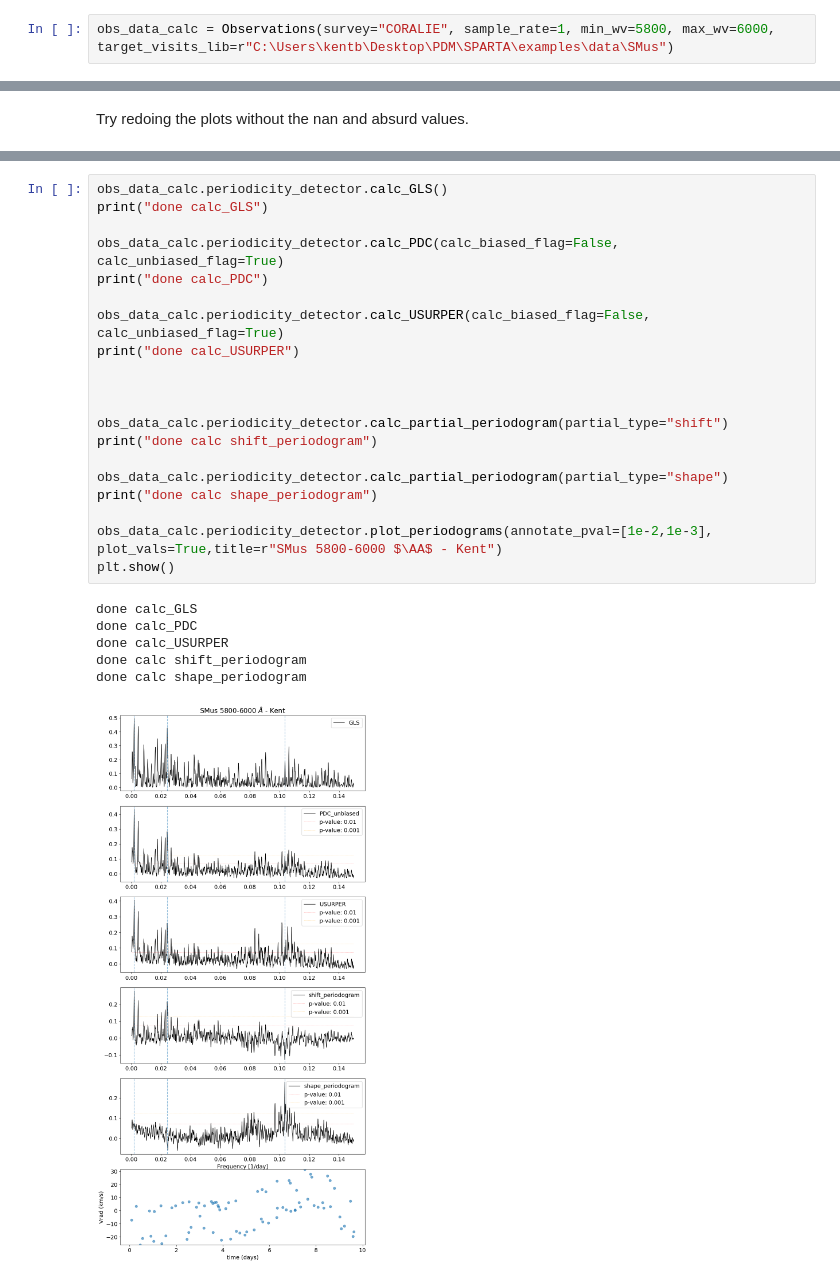
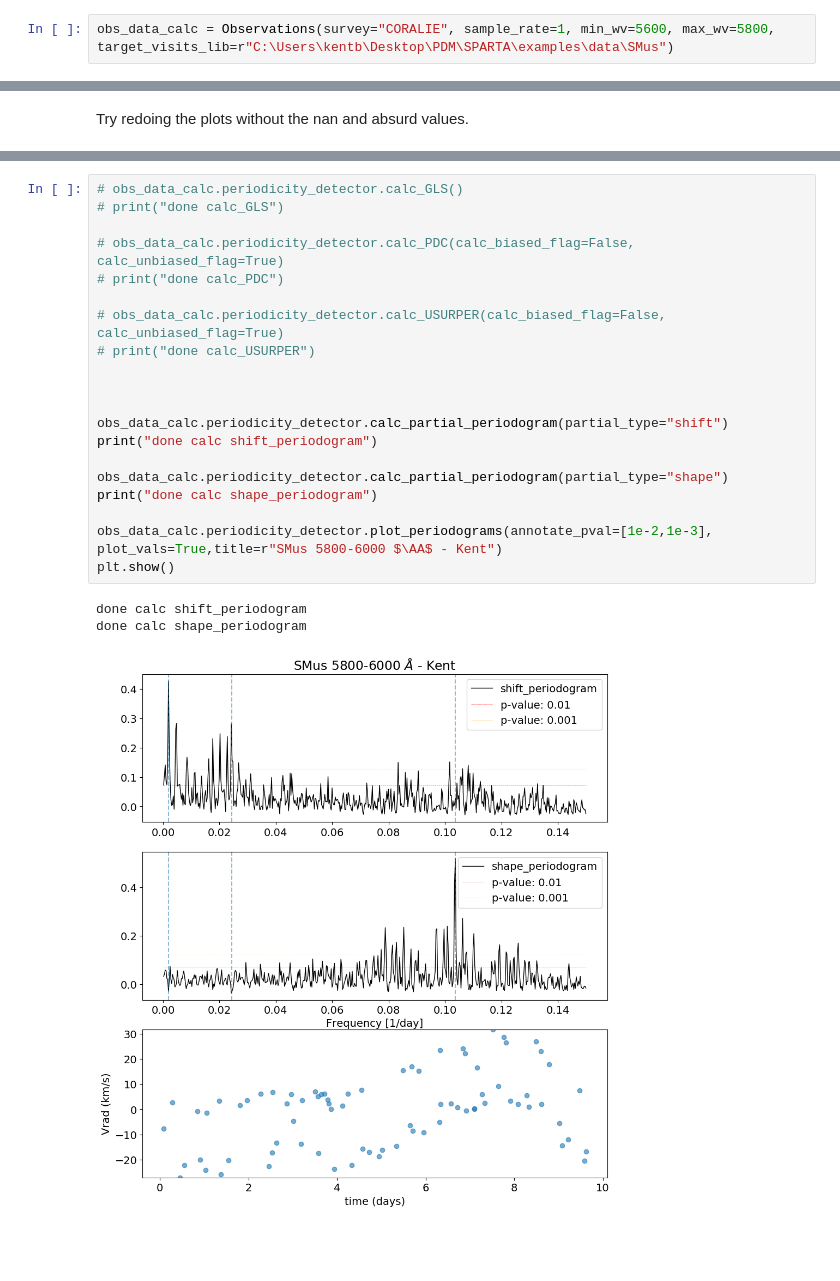
Before and after one commit to kbarbey/Master-Thesis, a Jupyter notebook: main/reproducing_binnenfeld/SMus_test.ipynb, the cells around one changed output, grey strips where cells are left out. Saved outputs shown, nothing was run; the diff lists cells and outputs as text; blank space fills up the shorter version.

Commit message:
lesta done

```diff
--- a/main/reproducing_binnenfeld/SMus_test.ipynb
+++ b/main/reproducing_binnenfeld/SMus_test.ipynb
@@ -144,7 +137,7 @@ done calc shape_periodogram
 # %% [markdown]
 Now let's do the same but by extracting the RVs from the spectra to check if we are indeed between 5600-5800 or 5800-6000.
 # %%
-obs_data_calc = Observations(survey="CORALIE", sample_rate=1, min_wv=5800, max_wv=6000, target_visits_lib=r"C:\Users\kentb\Desktop\PDM\SPARTA\examples\data\SMus")
+obs_data_calc = Observations(survey="CORALIE", sample_rate=1, min_wv=5600, max_wv=5800, target_visits_lib=r"C:\Users\kentb\Desktop\PDM\SPARTA\examples\data\SMus")
 # %% [output]
 let's goooo
 Using target_visits_lib: C:\Users\kentb\Desktop\PDM\SPARTA\examples\data\SMus
@@ -306,29 +303,26 @@ obs_data_calc.initialize_periodicity_detector(freq_range=(1/5000, 3/20), periodo
 # Setting the known periods, so they are calculated in the plots
 obs_data_calc.periodicity_detector.period_truth = [9.65996, 41, 505]
 # %%
-obs_data_calc.periodicity_detector.calc_GLS()
-print("done calc_GLS")
+# obs_data_calc.periodicity_detector.calc_GLS()
+# print("done calc_GLS")
 
-obs_data_calc.periodicity_detector.calc_PDC(calc_biased_flag=False, calc_unbiased_flag=True)
-print("done calc_PDC")
+# obs_data_calc.periodicity_detector.calc_PDC(calc_biased_flag=False, calc_unbiased_flag=True)
+# print("done calc_PDC")
 
-obs_data_calc.periodicity_detector.calc_USURPER(calc_biased_flag=False, calc_unbiased_flag=True)
-print("done calc_USURPER")
+# obs_data_calc.periodicity_detector.calc_USURPER(calc_biased_flag=False, calc_unbiased_flag=True)
+# print("done calc_USURPER")
 
 
 
 obs_data_calc.periodicity_detector.calc_partial_periodogram(partial_type="shift")
 print("done calc shift_periodogram")
 
 obs_data_calc.periodicity_detector.calc_partial_periodogram(partial_type="shape")
 print("done calc shape_periodogram")
 
 obs_data_calc.periodicity_detector.plot_periodograms(annotate_pval=[1e-2,1e-3], plot_vals=True,title=r"SMus 5800-6000 $\AA$ - Kent")
 plt.show()
 # %% [output]
-done calc_GLS
-done calc_PDC
-done calc_USURPER
 done calc shift_periodogram
 done calc shape_periodogram
-[figure, old version]
+[figure, new version]
```
Also changed, not shown: parts of 16 cells of this notebook, 17 other files.
